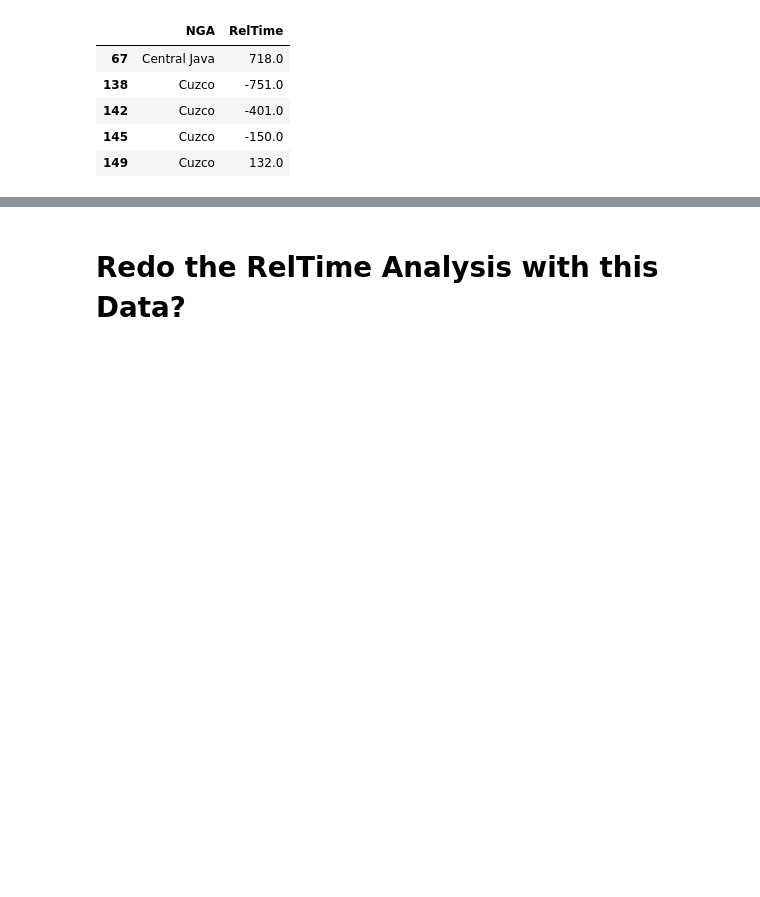
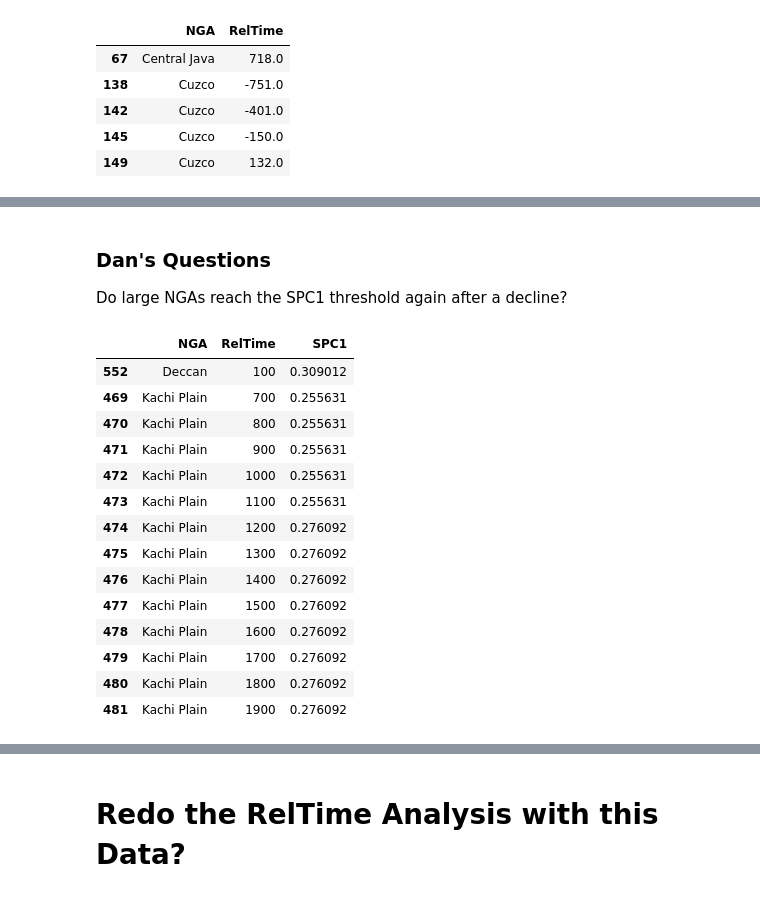
Before and after one commit to TobiasW1891/CSH_Project, a Jupyter notebook: Relationship to Previous Polity.ipynb, the cells around one changed output, grey strips where cells are left out. Saved outputs shown, nothing was run; the diff lists cells and outputs as text; code cells hidden in the pictures; blank space fills up the shorter version.

```diff
--- a/Relationship to Previous Polity.ipynb
+++ b/Relationship to Previous Polity.ipynb
@@ -420,0 +420,23 @@ plt.show()
+# %% [markdown]
+### Dan's Questions
+
+Do large NGAs reach the SPC1 threshold again after a decline?
+# %%
+DF_Second = Cutout_DF.loc[Cutout_DF["RelTime"]>-1]
+DF_Second.loc[DF_Second["SPC1"]< 0.49] # this is the SPC_Break from the other notebook
+# %% [output]
+|  | NGA | RelTime | SPC1 |
+| 552 | Deccan | 100 | 0.309012 |
+| 469 | Kachi Plain | 700 | 0.255631 |
+| 470 | Kachi Plain | 800 | 0.255631 |
+| 471 | Kachi Plain | 900 | 0.255631 |
+| 472 | Kachi Plain | 1000 | 0.255631 |
+| 473 | Kachi Plain | 1100 | 0.255631 |
+| 474 | Kachi Plain | 1200 | 0.276092 |
+| 475 | Kachi Plain | 1300 | 0.276092 |
+| 476 | Kachi Plain | 1400 | 0.276092 |
+| 477 | Kachi Plain | 1500 | 0.276092 |
+| 478 | Kachi Plain | 1600 | 0.276092 |
+| 479 | Kachi Plain | 1700 | 0.276092 |
+| 480 | Kachi Plain | 1800 | 0.276092 |
+| 481 | Kachi Plain | 1900 | 0.276092 |
```
Also changed, not shown: parts of 28 cells of this notebook, 1 other file.
